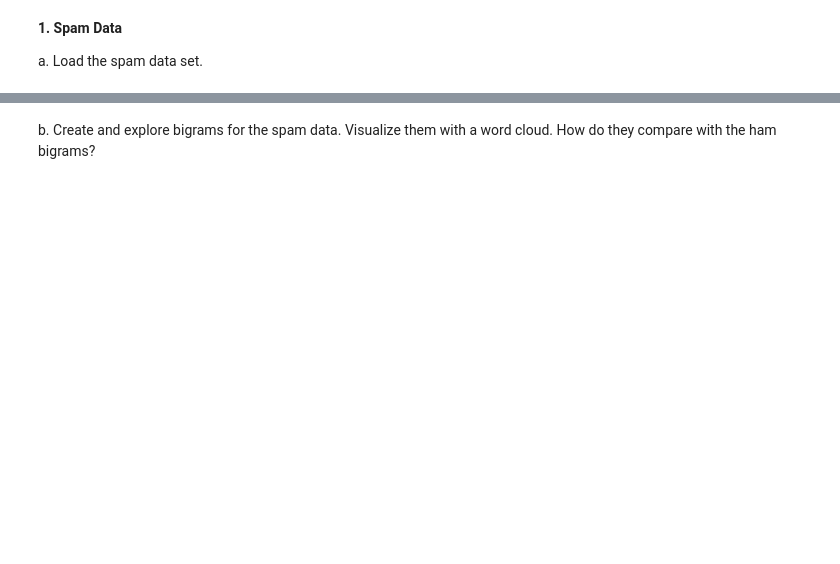
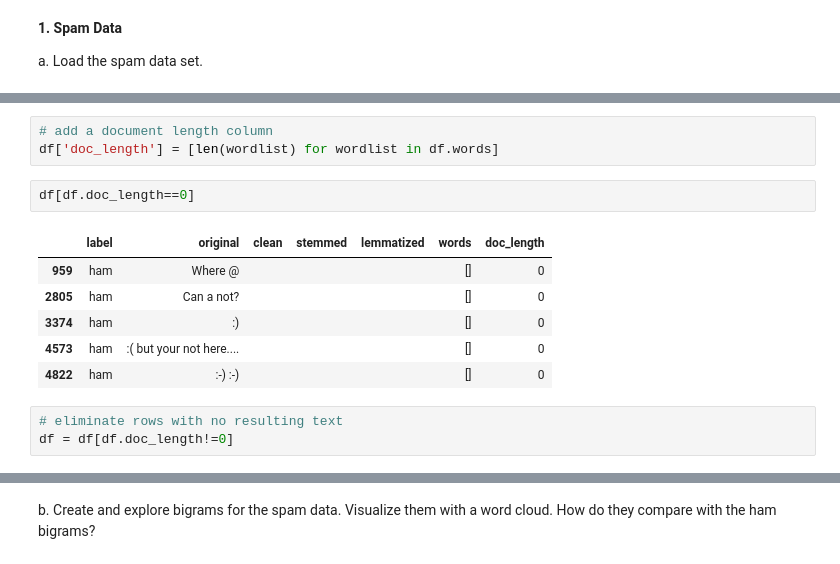
Before and after one commit to Brandon-Martinez27/natural-language-processing-exercises, a Jupyter notebook: explore.ipynb, the cells around one changed output, grey strips where cells are left out. Saved outputs shown, nothing was run; the diff lists cells and outputs as text; blank space fills up the shorter version.

```diff
--- a/explore.ipynb
+++ b/explore.ipynb
@@ -24,0 +85,15 @@ df.head()
+# %%
+# add a document length column
+df['doc_length'] = [len(wordlist) for wordlist in df.words]
+# %%
+df[df.doc_length==0]
+# %% [output]
+|  | label | original | clean | stemmed | lemmatized | words | doc_length |
+| 959 | ham | Where @ |  |  |  | [] | 0 |
+| 2805 | ham | Can a not? |  |  |  | [] | 0 |
+| 3374 | ham | :) |  |  |  | [] | 0 |
+| 4573 | ham | :( but your not here.... |  |  |  | [] | 0 |
+| 4822 | ham | :-) :-) |  |  |  | [] | 0 |
+# %%
+# eliminate rows with no resulting text
+df = df[df.doc_length!=0]
```
Also changed, not shown: parts of 20 cells of this notebook.
